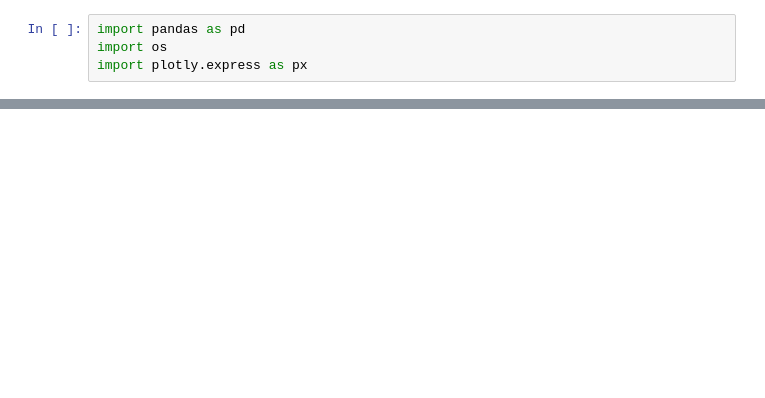
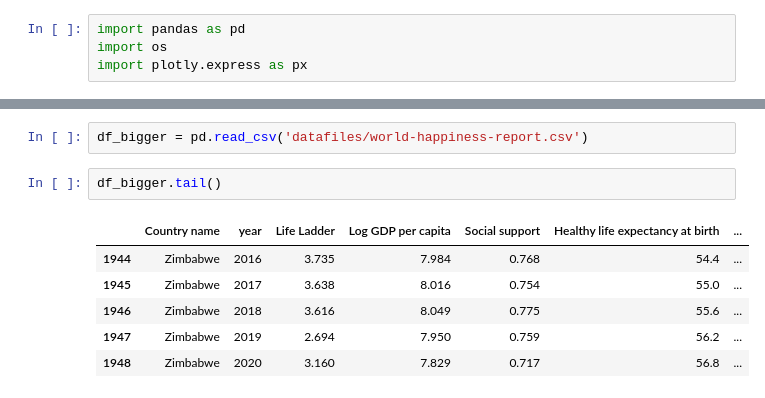
Before and after one commit to Kakackle/data_projects, a Jupyter notebook: world_happiness/first_analysis.ipynb, the cells around one changed output, grey strips where cells are left out. Cells and saved outputs as stored; diff of their text form; blank space fills up the shorter version.

```diff
--- a/world_happiness/first_analysis.ipynb
+++ b/world_happiness/first_analysis.ipynb
@@ -17,0 +22,11 @@ fig = px.scatter(df, x="", y="Healthy life expectancy", size="Social support", c
+# %%
+df_bigger = pd.read_csv('datafiles/world-happiness-report.csv')
+# %%
+df_bigger.tail()
+# %% [output]
+|  | Country name | year | Life Ladder | Log GDP per capita | Social support | Healthy life expectancy at birth | ... |
+| 1944 | Zimbabwe | 2016 | 3.735 | 7.984 | 0.768 | 54.4 | ... |
+| 1945 | Zimbabwe | 2017 | 3.638 | 8.016 | 0.754 | 55.0 | ... |
+| 1946 | Zimbabwe | 2018 | 3.616 | 8.049 | 0.775 | 55.6 | ... |
+| 1947 | Zimbabwe | 2019 | 2.694 | 7.950 | 0.759 | 56.2 | ... |
+| 1948 | Zimbabwe | 2020 | 3.160 | 7.829 | 0.717 | 56.8 | ... |
```
Also changed, not shown: parts of 10 cells of this notebook, 17 other files.
